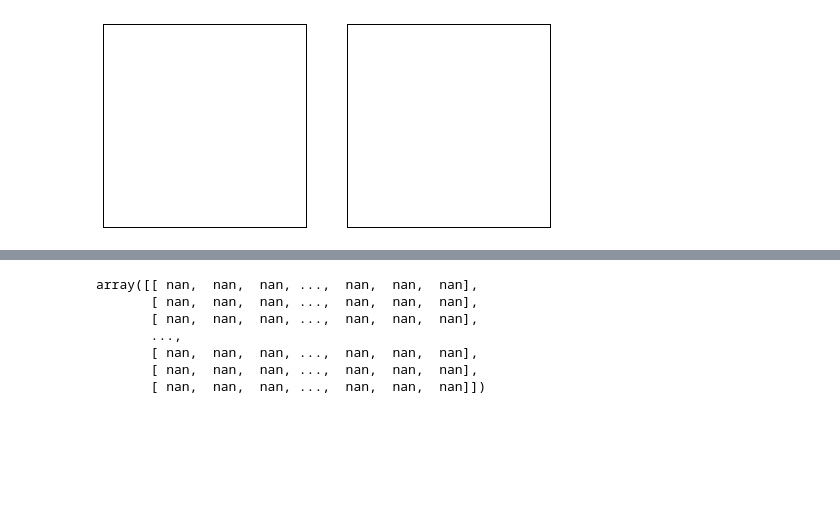
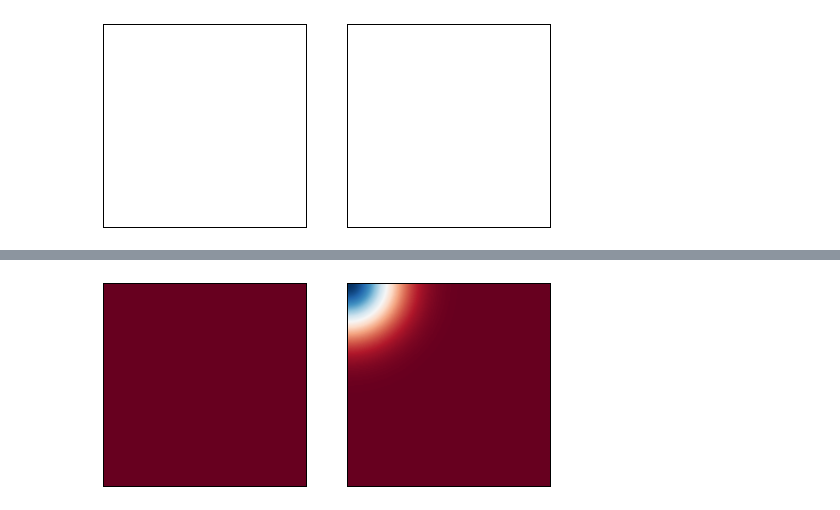
Before and after one commit to iamisrapel/MAE6286, a Jupyter notebook: 04_assignment.ipynb, the cells around one changed output, grey strips where cells are left out. Saved outputs shown, nothing was run; the diff lists cells and outputs as text; code cells hidden in the pictures; blank space fills up the shorter version.

```diff
--- a/04_assignment.ipynb
+++ b/04_assignment.ipynb
@@ -219,10 +204,14 @@ pyplot.xticks([]), pyplot.yticks([]);
-# %%
-V5
-# %% [output]
-array([[ nan,  nan,  nan, ...,  nan,  nan,  nan],
-       [ nan,  nan,  nan, ...,  nan,  nan,  nan],
-       [ nan,  nan,  nan, ...,  nan,  nan,  nan],
-       ...,
-       [ nan,  nan,  nan, ...,  nan,  nan,  nan],
-       [ nan,  nan,  nan, ...,  nan,  nan,  nan],
-       [ nan,  nan,  nan, ...,  nan,  nan,  nan]])
+# %%
+#Du, Dv, F, k = 0.00012, 0.00008, 0.020, 0.050 # Spirals Dense
+U6 = assignment4(nt,U_initial, V_initial,0.00012, 0.00008, 0.020, 0.050 )[0]
+V6 = assignment4(nt,U_initial, V_initial,0.00012, 0.00008, 0.020, 0.050 )[1]
+# %%
+fig = pyplot.figure(figsize=(8,5))
+pyplot.subplot(121)
+pyplot.imshow(U6, cmap = cm.RdBu)
+pyplot.xticks([]), pyplot.yticks([]);
+pyplot.subplot(122)
+pyplot.imshow(V6, cmap = cm.RdBu)
+pyplot.xticks([]), pyplot.yticks([]);
+# %% [output]
+[figure, added]
```
Also changed, not shown: parts of 32 cells of this notebook.
